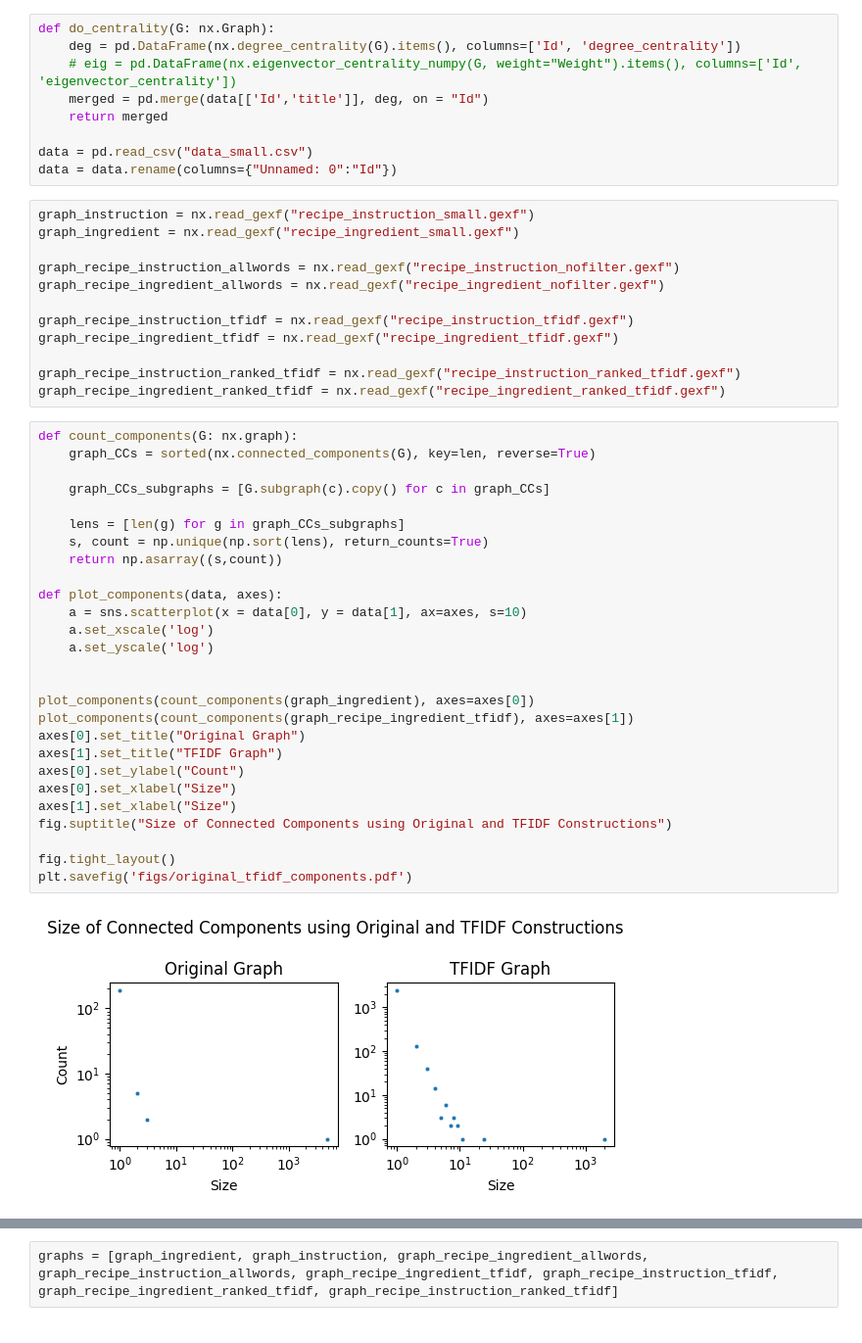
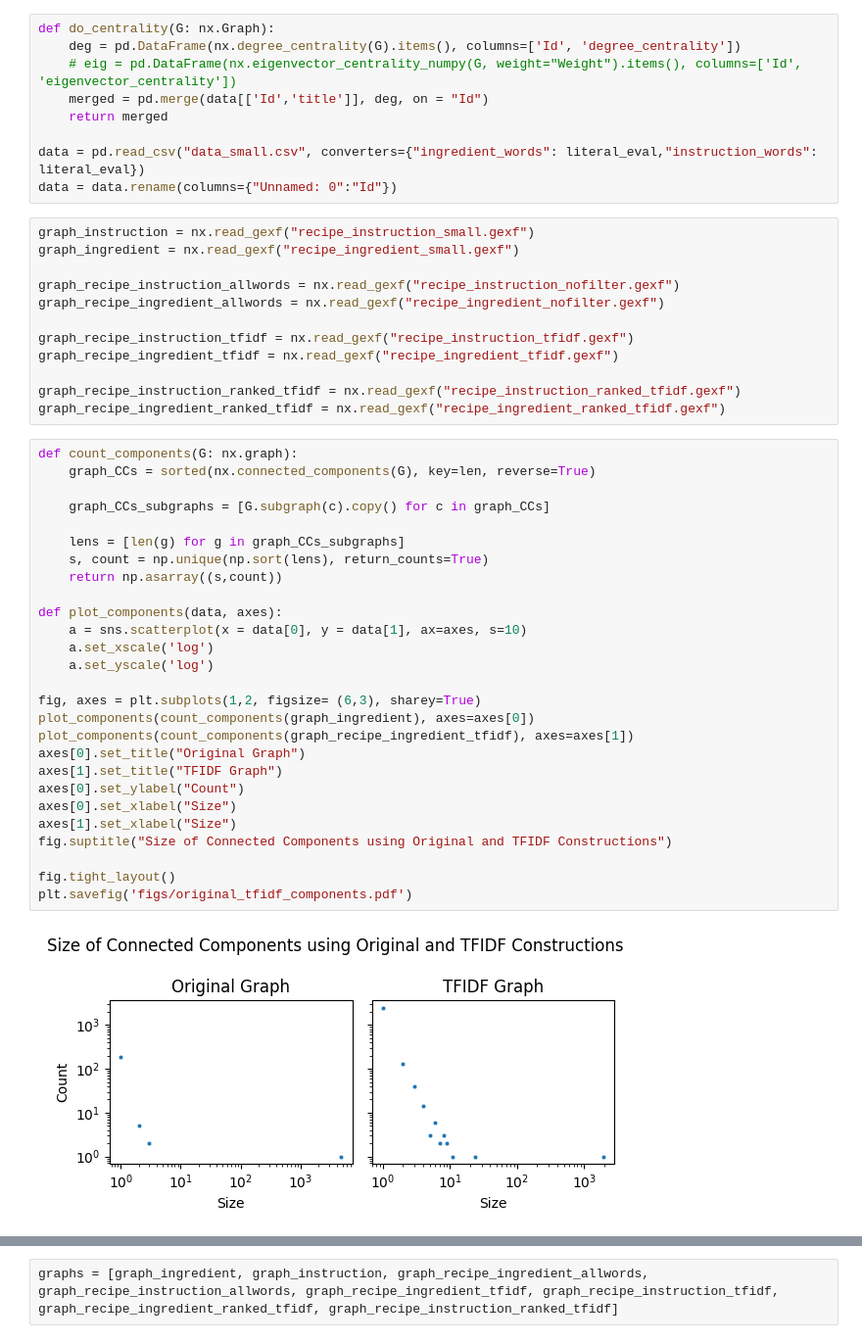
Before and after one commit to nmreimer/networksci2024recipe, a Jupyter notebook: networkanalysis2.ipynb, the cells around one changed output, grey strips where cells are left out. Shown at 98% size. Cells and saved outputs as stored; diff of their text form.

```diff
--- a/networkanalysis2.ipynb
+++ b/networkanalysis2.ipynb
@@ -16,7 +16,7 @@ def do_centrality(G: nx.Graph):
     merged = pd.merge(data[['Id','title']], deg, on = "Id")
     return merged
 
-data = pd.read_csv("data_small.csv")
+data = pd.read_csv("data_small.csv", converters={"ingredient_words": literal_eval,"instruction_words": literal_eval})
 data = data.rename(columns={"Unnamed: 0":"Id"})
 # %%
 graph_instruction = nx.read_gexf("recipe_instruction_small.gexf")
@@ -33,30 +33,30 @@ graph_recipe_ingredient_ranked_tfidf = nx.read_gexf("recipe_ingredient_ranked_tf
 # %%
 def count_components(G: nx.graph):
     graph_CCs = sorted(nx.connected_components(G), key=len, reverse=True)
 
     graph_CCs_subgraphs = [G.subgraph(c).copy() for c in graph_CCs]
 
     lens = [len(g) for g in graph_CCs_subgraphs]
     s, count = np.unique(np.sort(lens), return_counts=True)
     return np.asarray((s,count))
 
 def plot_components(data, axes):
     a = sns.scatterplot(x = data[0], y = data[1], ax=axes, s=10)
     a.set_xscale('log')
     a.set_yscale('log')
 
-
+fig, axes = plt.subplots(1,2, figsize= (6,3), sharey=True)
 plot_components(count_components(graph_ingredient), axes=axes[0])
 plot_components(count_components(graph_recipe_ingredient_tfidf), axes=axes[1])
 axes[0].set_title("Original Graph")
 axes[1].set_title("TFIDF Graph")
 axes[0].set_ylabel("Count")
 axes[0].set_xlabel("Size")
 axes[1].set_xlabel("Size")
 fig.suptitle("Size of Connected Components using Original and TFIDF Constructions")
 
 fig.tight_layout()
 plt.savefig('figs/original_tfidf_components.pdf')
 # %% [output]
-[figure, old version]
+[figure, new version]
 # %%
```
Also changed, not shown: parts of 30 cells of this notebook, 6 other files.
